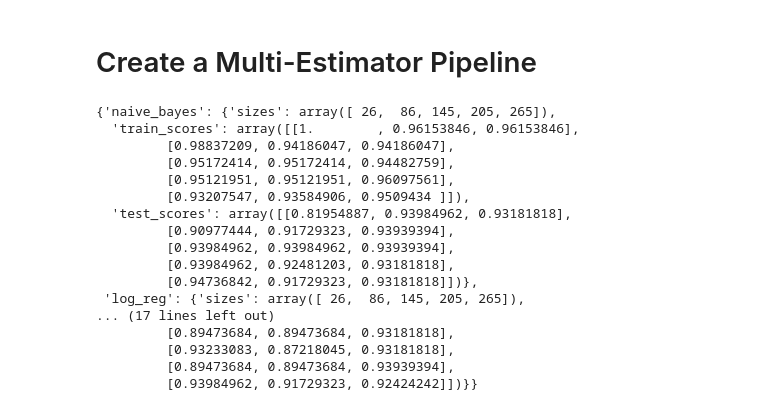
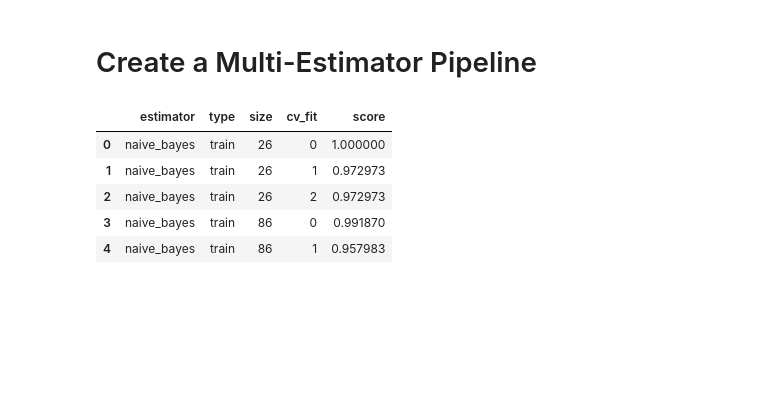
Before and after one commit to rossrco/experiments, a Jupyter notebook: machine_learning_pipelining/pipelining.ipynb, the cells around one changed output. Drawn from its saved outputs; the diff is of its cells as text; code cells hidden in the pictures; blank space fills up the shorter version.

Commit message:
add fit and learning curve Add fit method using the learning curve object from sklearn. The fit method loops over all estimators and returns a dictionary of scoring results.

```diff
--- a/machine_learning_pipelining/pipelining.ipynb
+++ b/machine_learning_pipelining/pipelining.ipynb
@@ -202,20 +203,23 @@ class MultiEstimator:
     def __init__(self, estimators, scorer, train_sizes = None, cv = None):
         self.estimators = estimators
         self.scorer = scorer
-        self.train_sizes = train_sizes
+        self.train_sizes = np.linspace(0.1, 1.0, 5) if not train_sizes else train_sizes
         self.cv = cv
         self.scores = {}
 
     def fit(self, X, y):
         for estimator_name in self.estimators.keys():
             train_sizes, train_scores, test_scores = learning_curve(self.estimators[estimator_name],
-                                                                    #train_sizes,
-                                                                    #cv,
-                                                                    #scoring,
-                                                                    X, y)
-            self.scores[estimator_name] = dict([('sizes', train_sizes),
-                                                ('train_scores', train_scores),
-                                                ('test_scores', test_scores)])
+                                                                    X, y,
+                                                                    scoring = self.scorer,
+                                                                    cv = self.cv,
+                                                                    train_sizes = self.train_sizes)
+            self.scores[estimator_name] = dict([('train', dict(zip(train_sizes, train_scores))),
+                                                ('test', dict(zip(train_sizes, test_scores)))])
+        self.train_sizes_res = train_sizes
+
+        return self
+
     def score(self, X, y_true):
         pass
 
@@ -239,28 +243,28 @@ class MultiEstimator:
 
     def set_best_model(model_name):
         pass
+
+    def get_score_dataframe(self):
+        self.scores_frame = pd.DataFrame(columns = ['estimator', 'type', 'size', 'cv_fit', 'score'])
+        for estimator in self.scores.keys():
+            for score_type in self.scores[estimator].keys():
+                for size in self.scores[estimator][score_type].keys():
+                    for cv_fit, score in enumerate(self.scores[estimator][score_type][size].tolist()):
+                        to_append = pd.DataFrame([[estimator, score_type, size, cv_fit, score]],
+                                                 columns = scores.columns)
+                        self.scores_frame = self.scores_frame.append(to_append, ignore_index = True)
+
+        return self.scores_frame
 # %%
 models = {'naive_bayes' : GaussianNB(), 'log_reg' : LogisticRegression(), 'tree' : DecisionTreeClassifier()}
 # %%
 model_explorer = MultiEstimator(models, 'f1')
-model_explorer.fit(X_train, y_train)
-# %%
-model_explorer.scores
-# %% [output]
-{'naive_bayes': {'sizes': array([ 26,  86, 145, 205, 265]),
-  'train_scores': array([[1.        , 0.96153846, 0.96153846],
-         [0.98837209, 0.94186047, 0.94186047],
-         [0.95172414, 0.95172414, 0.94482759],
-         [0.95121951, 0.95121951, 0.96097561],
-         [0.93207547, 0.93584906, 0.9509434 ]]),
-  'test_scores': array([[0.81954887, 0.93984962, 0.93181818],
-         [0.90977444, 0.91729323, 0.93939394],
-         [0.93984962, 0.93984962, 0.93939394],
-         [0.93984962, 0.92481203, 0.93181818],
-         [0.94736842, 0.91729323, 0.93181818]])},
- 'log_reg': {'sizes': array([ 26,  86, 145, 205, 265]),
-... (17 lines left out)
-         [0.89473684, 0.89473684, 0.93181818],
-         [0.93233083, 0.87218045, 0.93181818],
-         [0.89473684, 0.89473684, 0.93939394],
-         [0.93984962, 0.91729323, 0.92424242]])}}
+# %%
+model_explorer.fit(X_train, y_train).get_score_dataframe().head()
+# %% [output]
+|  | estimator | type | size | cv_fit | score |
+| 0 | naive_bayes | train | 26 | 0 | 1.000000 |
+| 1 | naive_bayes | train | 26 | 1 | 0.972973 |
+| 2 | naive_bayes | train | 26 | 2 | 0.972973 |
+| 3 | naive_bayes | train | 86 | 0 | 0.991870 |
+| 4 | naive_bayes | train | 86 | 1 | 0.957983 |
```
Also changed, not shown: parts of 1 cell of this notebook.
